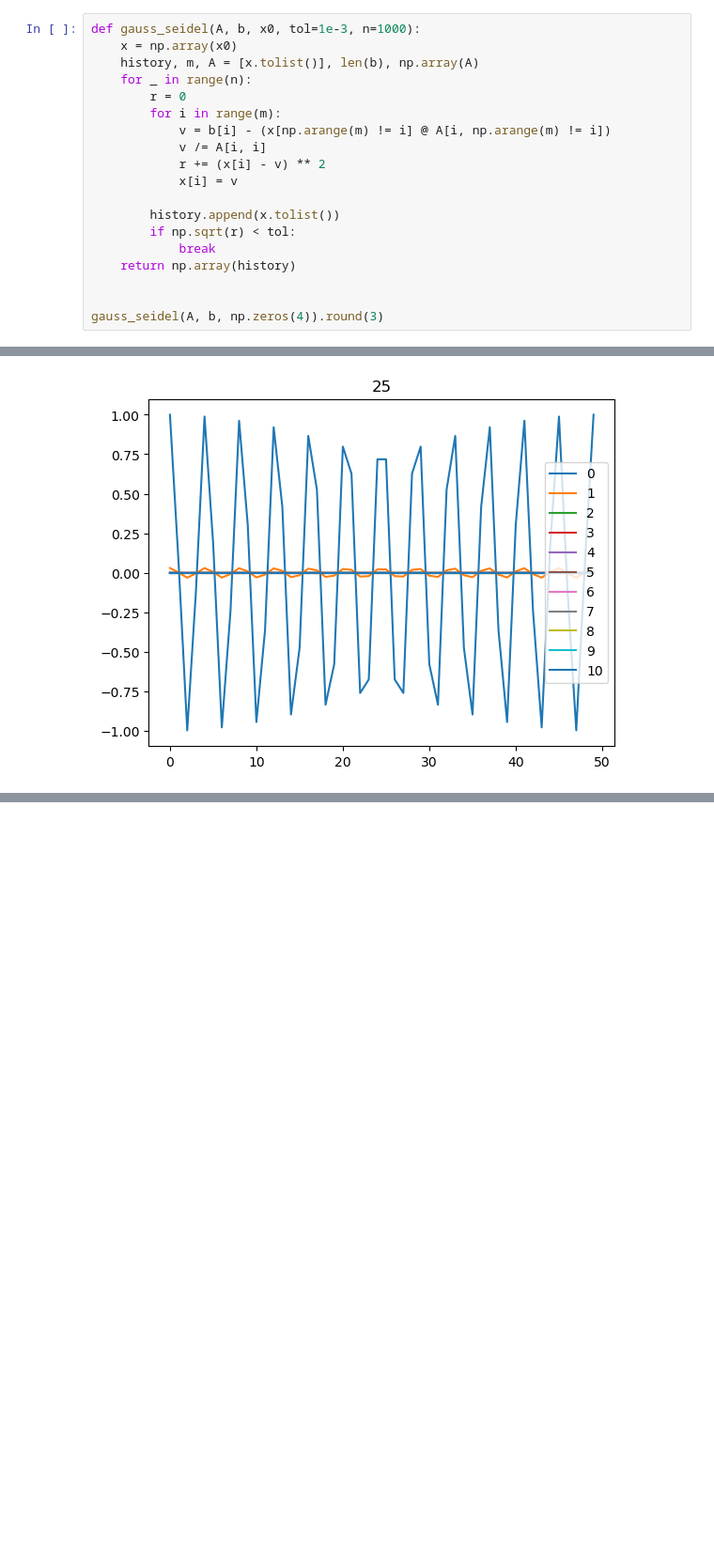
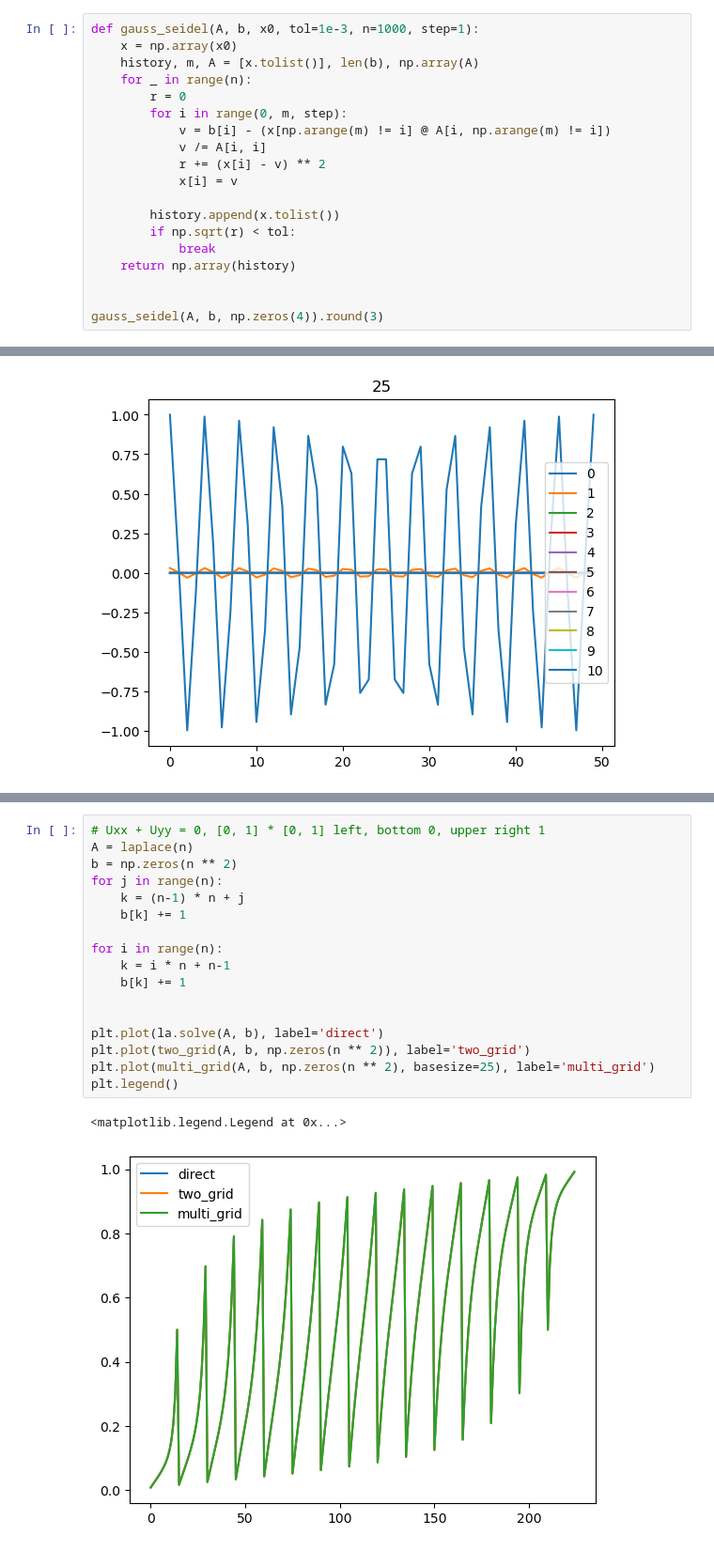
Before and after one commit to Chris0325/scientific_computing, a Jupyter notebook: chapter_11.ipynb, the cells around one changed output, grey strips where cells are left out. Shown at 94% size. Drawn from its saved outputs; the diff is of its cells as text; blank space fills up the shorter version.

```diff
--- a/chapter_11.ipynb
+++ b/chapter_11.ipynb
@@ -59,12 +59,12 @@ array([[0.   , 0.   , 0.   , 0.   ],
        [0.124, 0.124, 0.374, 0.374],
        [0.125, 0.125, 0.375, 0.375]])
 # %%
-def gauss_seidel(A, b, x0, tol=1e-3, n=1000):
+def gauss_seidel(A, b, x0, tol=1e-3, n=1000, step=1):
     x = np.array(x0)
     history, m, A = [x.tolist()], len(b), np.array(A)
     for _ in range(n):
         r = 0
-        for i in range(m):
+        for i in range(0, m, step):
             v = b[i] - (x[np.arange(m) != i] @ A[i, np.arange(m) != i])
             v /= A[i, i]
             r += (x[i] - v) ** 2
@@ -650,0 +721,20 @@ for k in 1, 10, 25:
+# %%
+# Uxx + Uyy = 0, [0, 1] * [0, 1] left, bottom 0, upper right 1
+A = laplace(n)
+b = np.zeros(n ** 2)
+for j in range(n):
+    k = (n-1) * n + j
+    b[k] += 1
+
+for i in range(n):
+    k = i * n + n-1
+    b[k] += 1
+
+
+plt.plot(la.solve(A, b), label='direct')
+plt.plot(two_grid(A, b, np.zeros(n ** 2)), label='two_grid')
+plt.plot(multi_grid(A, b, np.zeros(n ** 2), basesize=25), label='multi_grid')
+plt.legend()
+# %% [output]
+<matplotlib.legend.Legend at 0x...>
+[figure, added]
```
Also changed, not shown: parts of 1 cell of this notebook, 1 other file.
